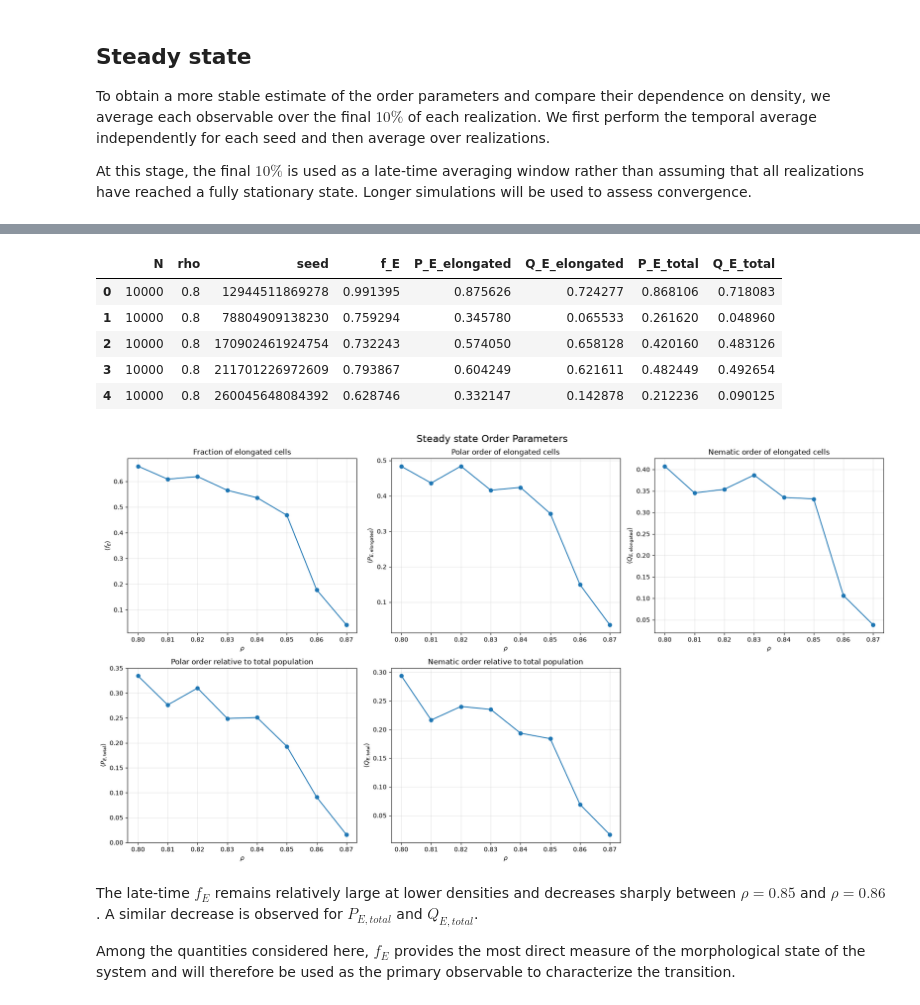
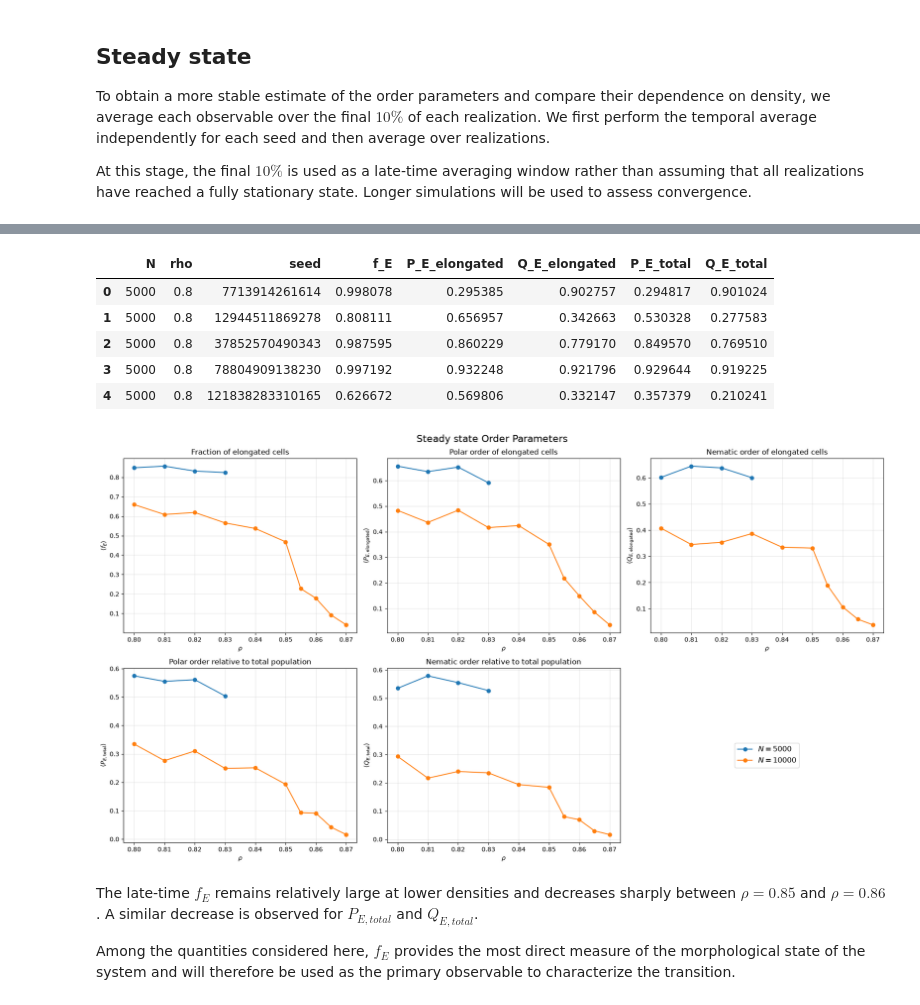
Before and after one commit to gonzaloangaut/oncostreams_analysis_triangular, a Jupyter notebook: order_parameters_analysis.ipynb, the cells around one changed output, grey strips where cells are left out. Saved outputs shown, nothing was run; the diff lists cells and outputs as text; code cells hidden in the pictures.

```diff
--- a/order_parameters_analysis.ipynb
+++ b/order_parameters_analysis.ipynb
@@ -428,15 +447,17 @@ To obtain a more stable estimate of the order parameters and compare their depen
 
 At this stage, the final $10\%$ is used as a late-time averaging window rather than assuming that all realizations have reached a fully stationary state. Longer simulations will be used to assess convergence.
 # %%
-# Fraction of the simulation used as steady state
+# Fraction of each realization used as late-time window
 steady_fraction = 0.10
 
-max_step = op["step"].max()
-steady_start = max_step * (1 - steady_fraction)
+# Maximum simulated step for each realization
+max_step_per_seed = (
+    op
+    .groupby(["N", "rho", "seed"])["step"]
+    .transform("max")
+)
 
+# Keep the final 10% of each realization independently
 op_steady = op[
-    op["step"] >= steady_start
+    op["step"] >= max_step_per_seed * (1 - steady_fraction)
 ].copy()
-
-print("Steady-state interval:")
-print(op_steady["step"].min(), "-", op_steady["step"].max())
@@ -461,11 +509,11 @@ op_seed_stats = (
 op_seed_stats.head()
 # %% [output]
 |  | N | rho | seed | f_E | P_E_elongated | Q_E_elongated | P_E_total | Q_E_total |
-| 0 | 10000 | 0.8 | 12944511869278 | 0.991395 | 0.875626 | 0.724277 | 0.868106 | 0.718083 |
-| 1 | 10000 | 0.8 | 78804909138230 | 0.759294 | 0.345780 | 0.065533 | 0.261620 | 0.048960 |
-| 2 | 10000 | 0.8 | 170902461924754 | 0.732243 | 0.574050 | 0.658128 | 0.420160 | 0.483126 |
-| 3 | 10000 | 0.8 | 211701226972609 | 0.793867 | 0.604249 | 0.621611 | 0.482449 | 0.492654 |
-| 4 | 10000 | 0.8 | 260045648084392 | 0.628746 | 0.332147 | 0.142878 | 0.212236 | 0.090125 |
+| 0 | 5000 | 0.8 | 7713914261614 | 0.998078 | 0.295385 | 0.902757 | 0.294817 | 0.901024 |
+| 1 | 5000 | 0.8 | 12944511869278 | 0.808111 | 0.656957 | 0.342663 | 0.530328 | 0.277583 |
+| 2 | 5000 | 0.8 | 37852570490343 | 0.987595 | 0.860229 | 0.779170 | 0.849570 | 0.769510 |
+| 3 | 5000 | 0.8 | 78804909138230 | 0.997192 | 0.932248 | 0.921796 | 0.929644 | 0.919225 |
+| 4 | 5000 | 0.8 | 121838283310165 | 0.626672 | 0.569806 | 0.332147 | 0.357379 | 0.210241 |
 # %%
 # Then average over seeds
 op_rho_stats = (
@@ -495,7 +543,11 @@ fig, axs = plt.subplots(2, 3, figsize=(18, 10))
 
 # Define the observables to plot, along with their labels and titles
 observables = [
-    ("f_E_mean", r"$\langle f_E \rangle$", "Fraction of elongated cells"),
+    (
+        "f_E_mean",
+        r"$\langle f_E \rangle$",
+        "Fraction of elongated cells",
+    ),
     (
         "P_E_elongated_mean",
         r"$\langle P_{E,\mathrm{elongated}} \rangle$",
@@ -520,45 +572,60 @@ observables = [
 
 axs = axs.flatten()
 
-# For each observable, plot the mean value in the steady state for each density (rho)
+# For each observable, plot one curve for each system size
 for ax, (column, ylabel, title) in zip(axs, observables):
 
-    ax.plot(
-        op_rho_stats["rho"],
-        op_rho_stats[column],
-        marker="o",
-    )
+    for N, df_N in op_rho_stats.groupby("N"):
+
+        df_N = df_N.sort_values("rho")
+
+        ax.plot(
+            df_N["rho"],
+            df_N[column],
+            marker="o",
+            label=fr"$N={N}$",
+        )
 
     ax.set_title(title)
     ax.set_xlabel(r"$\rho$")
     ax.set_ylabel(ylabel)
     ax.grid(alpha=0.3)
 
 axs[-1].axis("off")
+
+# Use the empty panel for the legend
+handles, labels = axs[0].get_legend_handles_labels()
+
+axs[-1].legend(
+    handles,
+    labels,
+    loc="center",
+    fontsize=12,
+)
 
 # Plot configuration
 graph_title = "Steady state Order Parameters"
 
 fig.suptitle(graph_title, fontsize=16)
 
 rout_title = graph_title.lower().replace(" ", "_")
 
 folder_name = "figures/order_parameters"
 
 if not os.path.exists(folder_name):
     os.makedirs(folder_name)
 
 plt.tight_layout()
 
 plt.savefig(
     f"{folder_name}/{rout_title}.png",
     dpi=300,
-    bbox_inches="tight"
+    bbox_inches="tight",
 )
 
 plt.show()
 # %% [output]
-[figure, old version]
+[figure, new version]
 # %% [markdown]
 The late-time $f_E$ remains relatively large at lower densities and decreases sharply between $\rho=0.85$ and $\rho=0.86$. A similar decrease is observed for $P_{E, total}$ and $Q_{E, total}$.
 
```
Also changed, not shown: parts of 17 cells of this notebook, 8 other files.
